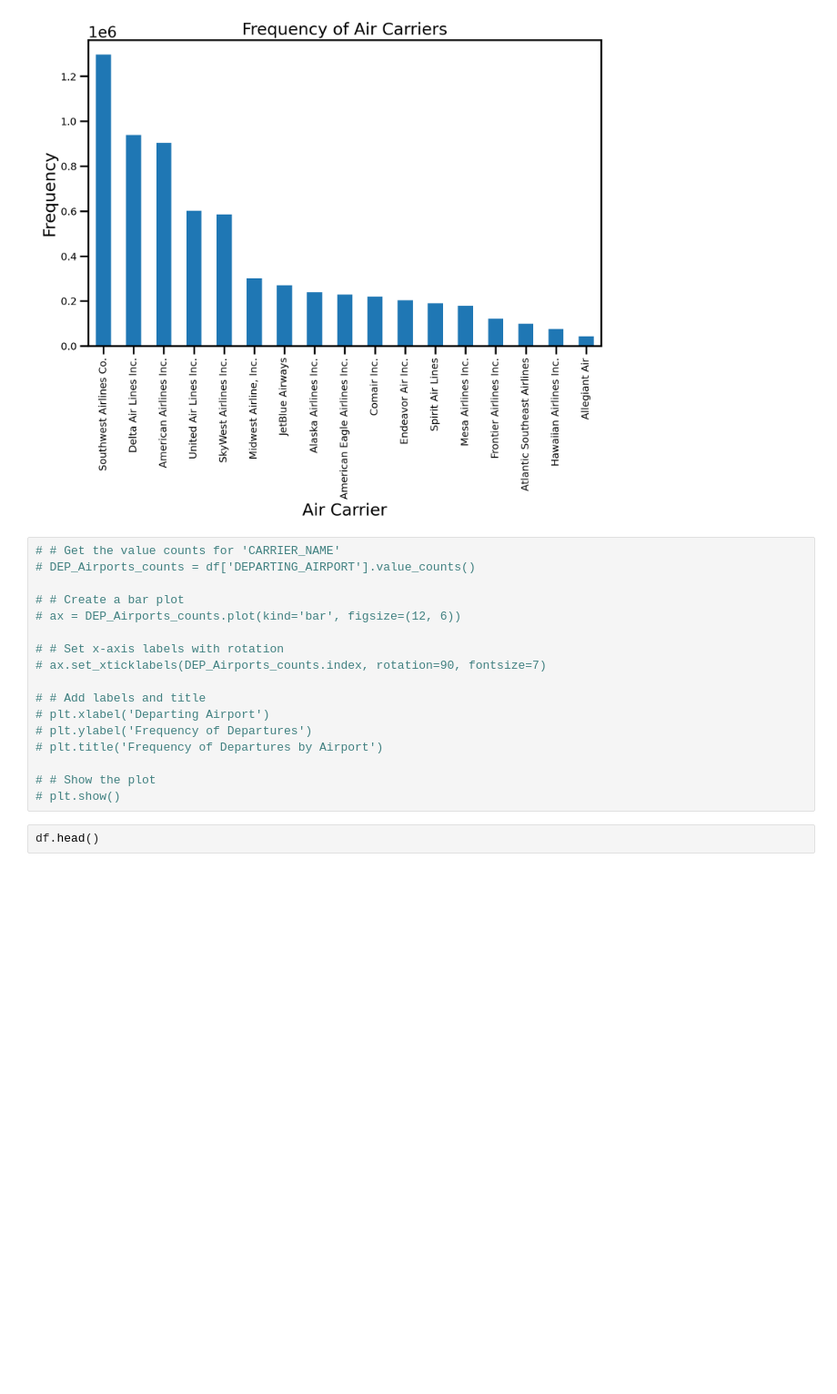
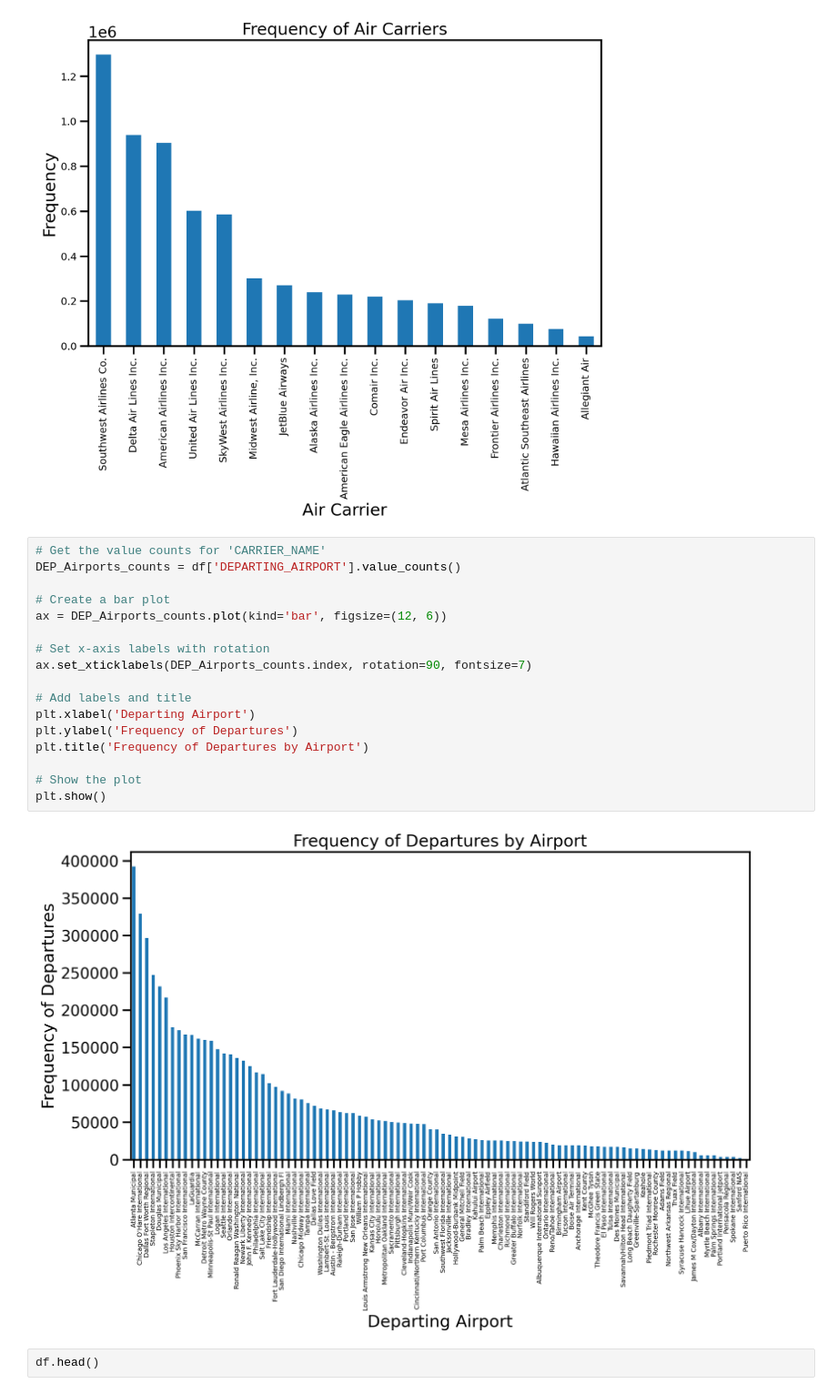
Before and after one commit to RehamTousoun/DataAnalytics_Capstone, a Jupyter notebook: flightDelay.ipynb, the cells around one changed output. Shown at 91% size. Drawn from its saved outputs; the diff is of its cells as text; blank space fills up the shorter version.

```diff
--- a/flightDelay.ipynb
+++ b/flightDelay.ipynb
@@ -263,22 +367,24 @@ plt.show()
 # %% [output]
 [figure]
 # %%
-# # Get the value counts for 'CARRIER_NAME'
-# DEP_Airports_counts = df['DEPARTING_AIRPORT'].value_counts()
+# Get the value counts for 'CARRIER_NAME'
+DEP_Airports_counts = df['DEPARTING_AIRPORT'].value_counts()
 
-# # Create a bar plot
-# ax = DEP_Airports_counts.plot(kind='bar', figsize=(12, 6))
+# Create a bar plot
+ax = DEP_Airports_counts.plot(kind='bar', figsize=(12, 6))
 
-# # Set x-axis labels with rotation
-# ax.set_xticklabels(DEP_Airports_counts.index, rotation=90, fontsize=7)
+# Set x-axis labels with rotation
+ax.set_xticklabels(DEP_Airports_counts.index, rotation=90, fontsize=7)
 
-# # Add labels and title
-# plt.xlabel('Departing Airport')
-# plt.ylabel('Frequency of Departures')
-# plt.title('Frequency of Departures by Airport')
+# Add labels and title
+plt.xlabel('Departing Airport')
+plt.ylabel('Frequency of Departures')
+plt.title('Frequency of Departures by Airport')
 
-# # Show the plot
-# plt.show()
+# Show the plot
+plt.show()
+# %% [output]
+[figure, added]
 # %%
 df.head()
 # %% [output]
```
Also changed, not shown: parts of 18 cells of this notebook.
